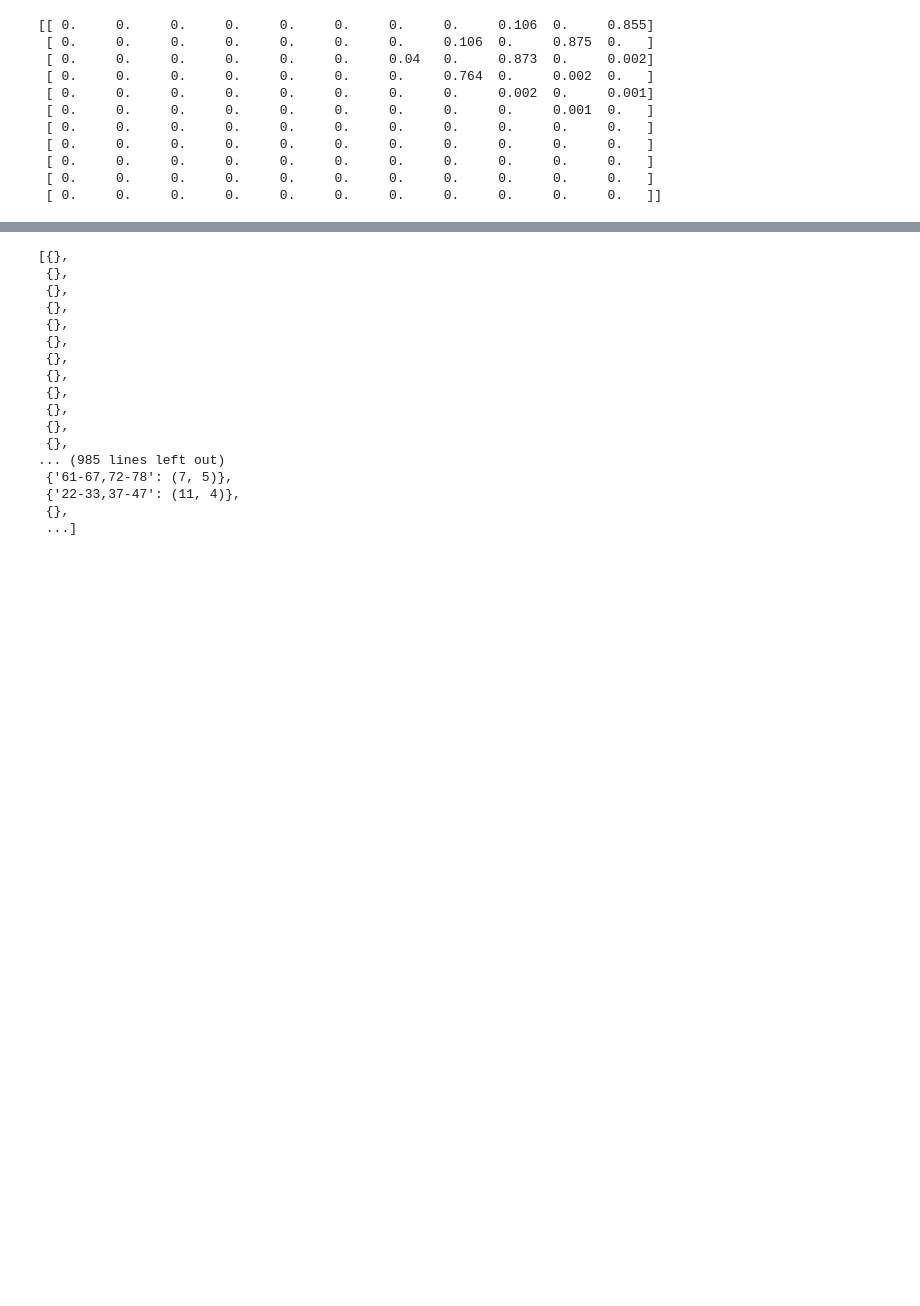
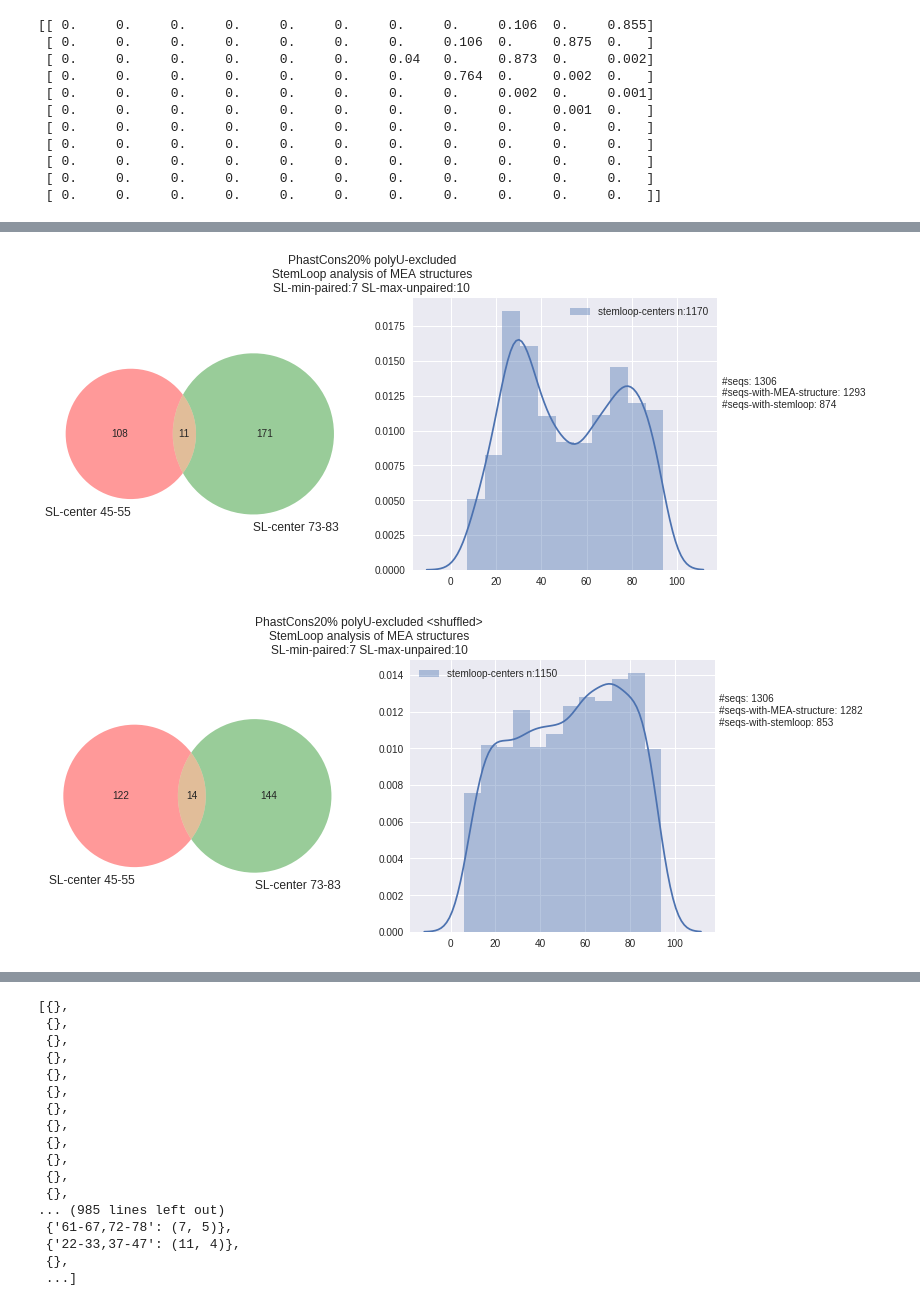
Before and after one commit to mmiladi/mmfold, a Jupyter notebook: local_dotplot/Average_dotplots.ipynb, the cells around one changed output, grey strips where cells are left out. Saved outputs shown, nothing was run; the diff lists cells and outputs as text; code cells hidden in the pictures; blank space fills up the shorter version.

```diff
--- a/local_dotplot/Average_dotplots.ipynb
+++ b/local_dotplot/Average_dotplots.ipynb
@@ -182,0 +299,8 @@ WARNING: No basepair with prob larger than 0.5
+# %%
+# analyze_df(mydf[mydf['sequence'].str[:20].str.upper().str.count('U')<10]
+#            , fasta_phast20, average=False,walk_stems=True)
+analyze_df(mydf[mydf['sequence'].str[:20].str.upper().str.count('U')<10]
+           , fasta_phast20, title='PhastCons20% polyU-excluded',average=False,walk_stems=True,filt=True,)
+# %% [output]
+[figure, added]
+[figure, added]
```
Also changed, not shown: parts of 19 cells of this notebook.
